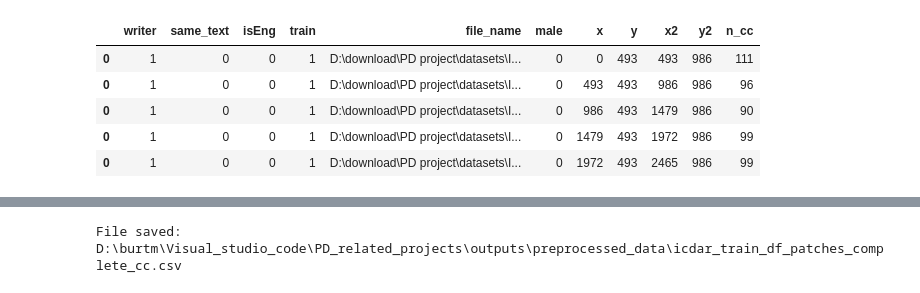
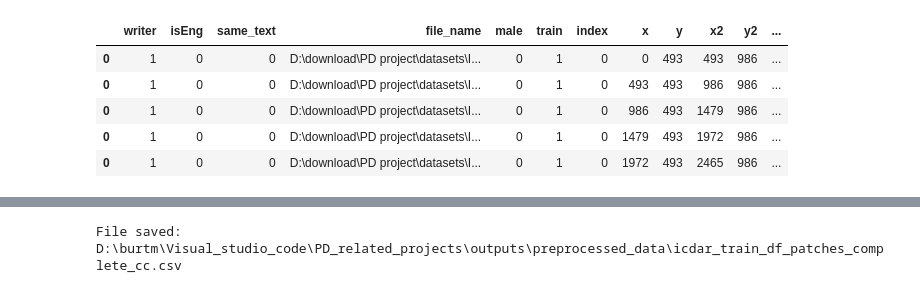
Before and after one commit to gitMorelli/gender_detection, a Jupyter notebook: notebooks/data_preparation/patches_cc.ipynb, the cells around one changed output, grey strips where cells are left out. Saved outputs shown, nothing was run; the diff lists cells and outputs as text; code cells hidden in the pictures.

```diff
--- a/notebooks/data_preparation/patches_cc.ipynb
+++ b/notebooks/data_preparation/patches_cc.ipynb
@@ -6,7 +6,7 @@ import os
 sys.path.append(os.path.abspath("D:\\burtm\\Visual_studio_code\\PD_related_projects"))
 # %%
 import pandas as pd
-from utils.image_processing import process_row
 
 source_path="D:\\burtm\\Visual_studio_code\\PD_related_projects"
-train_df = pd.read_csv(f"{source_path}\\outputs\\preprocessed_data\\icdar_train_df_w_image_paths.csv")
+source_file="icdar_train_df_20250514_175905.csv"
+train_df = pd.read_csv(f"{source_path}\\outputs\\preprocessed_data\\{source_file}")
@@ -13,11 +22,11 @@ train_df = pd.read_csv(f"{source_path}\\outputs\\preprocessed_data\\icdar_train_
 # %%
-train_df_expanded = pd.DataFrame(sum(train_df.apply(process_row, axis=1), []))
+train_df_expanded = pd.DataFrame(sum(train_df.apply(image_processing.process_row, axis=1), []))
 
-train_df_expanded.head()
+train_df_expanded.head(10)
 # %% [output]
-|  | writer | same_text | isEng | train | file_name | male | x | y | x2 | y2 | n_cc |
-| 0 | 1 | 0 | 0 | 1 | D:\download\PD project\datasets\I... | 0 | 0 | 493 | 493 | 986 | 111 |
-| 0 | 1 | 0 | 0 | 1 | D:\download\PD project\datasets\I... | 0 | 493 | 493 | 986 | 986 | 96 |
-| 0 | 1 | 0 | 0 | 1 | D:\download\PD project\datasets\I... | 0 | 986 | 493 | 1479 | 986 | 90 |
-| 0 | 1 | 0 | 0 | 1 | D:\download\PD project\datasets\I... | 0 | 1479 | 493 | 1972 | 986 | 99 |
-| 0 | 1 | 0 | 0 | 1 | D:\download\PD project\datasets\I... | 0 | 1972 | 493 | 2465 | 986 | 99 |
+|  | writer | isEng | same_text | file_name | male | train | index | x | y | x2 | y2 | ... |
+| 0 | 1 | 0 | 0 | D:\download\PD project\datasets\I... | 0 | 1 | 0 | 0 | 493 | 493 | 986 | ... |
+| 0 | 1 | 0 | 0 | D:\download\PD project\datasets\I... | 0 | 1 | 0 | 493 | 493 | 986 | 986 | ... |
+| 0 | 1 | 0 | 0 | D:\download\PD project\datasets\I... | 0 | 1 | 0 | 986 | 493 | 1479 | 986 | ... |
+| 0 | 1 | 0 | 0 | D:\download\PD project\datasets\I... | 0 | 1 | 0 | 1479 | 493 | 1972 | 986 | ... |
+| 0 | 1 | 0 | 0 | D:\download\PD project\datasets\I... | 0 | 1 | 0 | 1972 | 493 | 2465 | 986 | ... |
```
Also changed, not shown: parts of 10 cells of this notebook, 6 other files.
